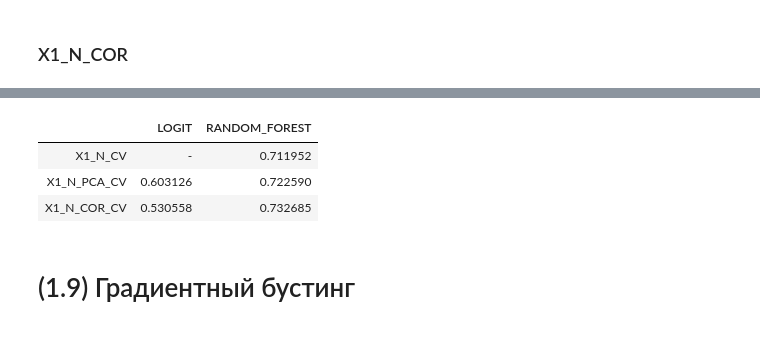
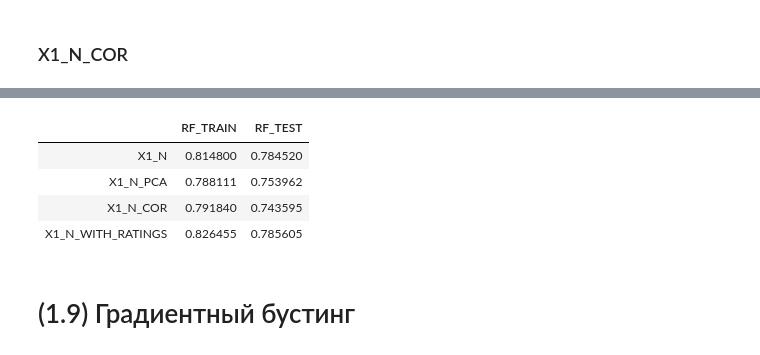
Before and after one commit to katya-luzina/noise_control, a Jupyter notebook: cross_deals.ipynb, the cells around one changed output, grey strips where cells are left out. Drawn from its saved outputs; the diff is of its cells as text; code cells hidden in the pictures.

```diff
--- a/cross_deals.ipynb
+++ b/cross_deals.ipynb
@@ -489,7 +512,7 @@ plt.show()
 # %%
 # записываем результаты работы модели
-roc_auc_train.append(roc_auc_train)
-roc_auc_test.append(roc_auc_test)
+roc_auc_rf_train.append(roc_auc_train)
+roc_auc_rf_test.append(roc_auc_test)
 
 predicted_results = []
 
@@ -500,7 +523,7 @@ for a in range(len(predicted_prob)):
 index_list = x_n_test.index.tolist()
 x1_rf1 = pd.DataFrame(pd.Series(data=predicted_results, index=index_list))
 x1_rf1 = x1_rf1.rename(columns = {0:'PROB_N_PCA_RF'})
-x1_rf = pd.merge(x1_rf, x1_rf_cv, how='left', left_index=True, right_index=True)
+x1_rf = pd.merge(x1_rf, x1_rf1, how='left', left_index=True, right_index=True)
 # %% [markdown]
 ### X1_N_COR
 # %%
@@ -580,0 +651,13 @@ x1_results
+# %%
+# создаем модель на основании найденных параметров лучшей модели
+forest1 = RandomForestClassifier(n_estimators = 50,
+                                 bootstrap = True,
+                                 max_depth = 15,
+                                 max_features = 8,
+                                 min_samples_leaf = 5,
+                                 min_samples_split = 2,
+                                 verbose = 1)
+forest1.fit(x_n_with_ratings_train, y_n_train)
+roc_auc_train = metrics.roc_auc_score(y_n_train, forest1.predict(x_n_with_ratings_train))
+roc_auc_test = metrics.roc_auc_score(y_n_test, forest1.predict(x_n_with_ratings_test))
+predicted_prob = forest1.predict_proba(x_n_with_ratings_test)
@@ -580,0 +686,15 @@ x1_results
+# %%
+# записываем результаты работы модели
+roc_auc_rf_train.append(roc_auc_train)
+roc_auc_rf_test.append(roc_auc_test)
+
+predicted_results = []
+
+for a in range(len(predicted_prob)):
+
+    predicted_results.append(predicted_prob[a][1])
+
+index_list = x_n_test.index.tolist()
+x1_rf1 = pd.DataFrame(pd.Series(data=predicted_results, index=index_list))
+x1_rf1 = x1_rf1.rename(columns = {0:'PROB_N_WITH_RATINGS_RF'})
+x1_rf = pd.merge(x1_rf, x1_rf1, how='left', left_index=True, right_index=True)
@@ -581,14 +717,17 @@ x1_results
 # %%
 # собираем roc_auc в один датафрейм
-roc_auc_rf1 = pd.DataFrame(roc_auc_rf, index=['X1_N_CV','X1_N_PCA_CV','X1_N_COR_CV'])
-roc_auc_rf1 = roc_auc_rf1.rename(columns = {0:'RANDOM_FOREST'})
-roc_auc_1 = pd.merge(roc_auc_log1, roc_auc_rf1, how='left', left_index=True, right_index=True)
-roc_auc_1
+roc_auc_log1 = pd.DataFrame(roc_auc_rf_test, index=['X1_N','X1_N_PCA','X1_N_COR','X1_N_WITH_RATINGS'])
+roc_auc_log1 = roc_auc_log1.rename(columns = {0:'RF_TEST'})
+roc_auc_log2 = pd.DataFrame(roc_auc_rf_train, index=['X1_N','X1_N_PCA','X1_N_COR','X1_N_WITH_RATINGS'])
+roc_auc_log2 = roc_auc_log2.rename(columns = {0:'RF_TRAIN'})
+roc_auc_log1 = pd.merge(roc_auc_log2, roc_auc_log1, how='left', left_index=True, right_index=True)
+roc_auc_log1
 # %% [output]
-|  | LOGIT | RANDOM_FOREST |
-| X1_N_CV | - | 0.711952 |
-| X1_N_PCA_CV | 0.603126 | 0.722590 |
-| X1_N_COR_CV | 0.530558 | 0.732685 |
+|  | RF_TRAIN | RF_TEST |
+| X1_N | 0.814800 | 0.784520 |
+| X1_N_PCA | 0.788111 | 0.753962 |
+| X1_N_COR | 0.791840 | 0.743595 |
+| X1_N_WITH_RATINGS | 0.826455 | 0.785605 |
 # %% [markdown]
 # (1.9) Градиентный бустинг
 # %%
```
Also changed, not shown: parts of 19 cells of this notebook.
